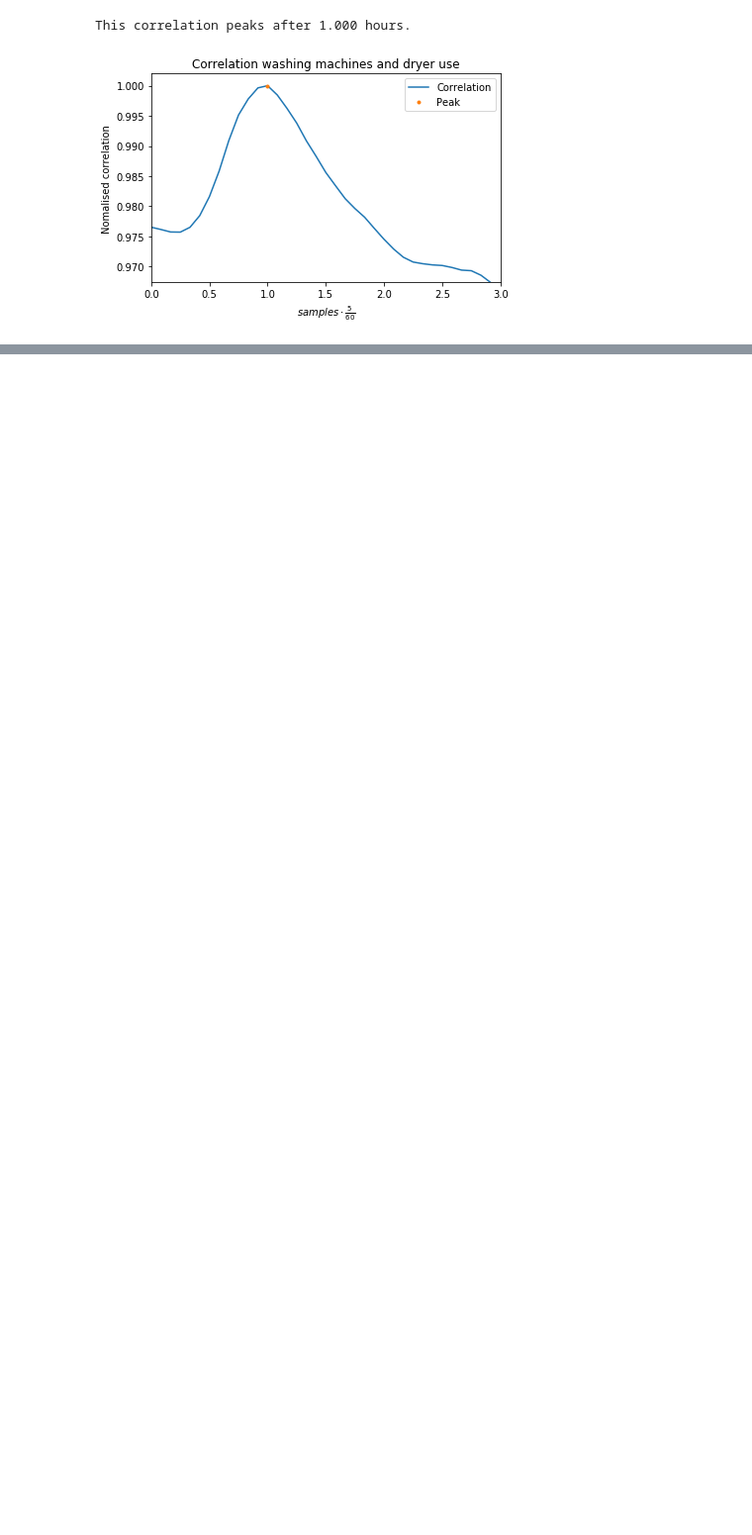
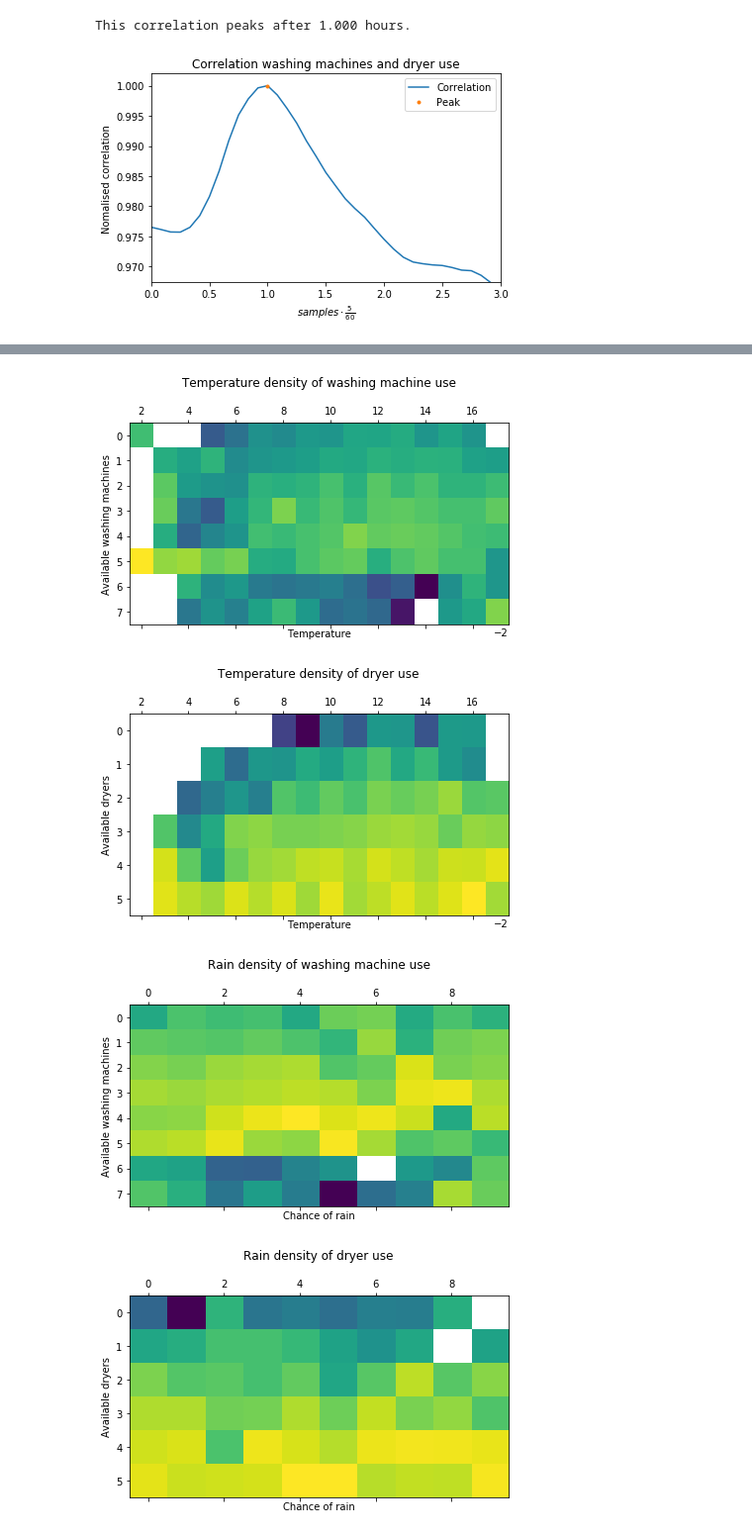
Before and after one commit to MioPoortvliet/Wasmachines-Leidsche-Schans, a Jupyter notebook: Washing mashines and dryers.ipynb, the cells around one changed output, grey strips where cells are left out. Shown at 99% size. Saved outputs shown, nothing was run; the diff lists cells and outputs as text; code cells hidden in the pictures; blank space fills up the shorter version.

```diff
--- a/Washing mashines and dryers.ipynb
+++ b/Washing mashines and dryers.ipynb
@@ -255,0 +338,8 @@ for ax, fig, name in zip(ax, fig, titles):
+# %%
+plot_density("Temperature", logarithmic=True)
+plot_density("Rain", logarithmic=True, div=10, xlabel=r"Chance of rain")
+# %% [output]
+[figure, added]
+[figure, added]
+[figure, added]
+[figure, added]
```
Also changed, not shown: parts of 11 cells of this notebook.
